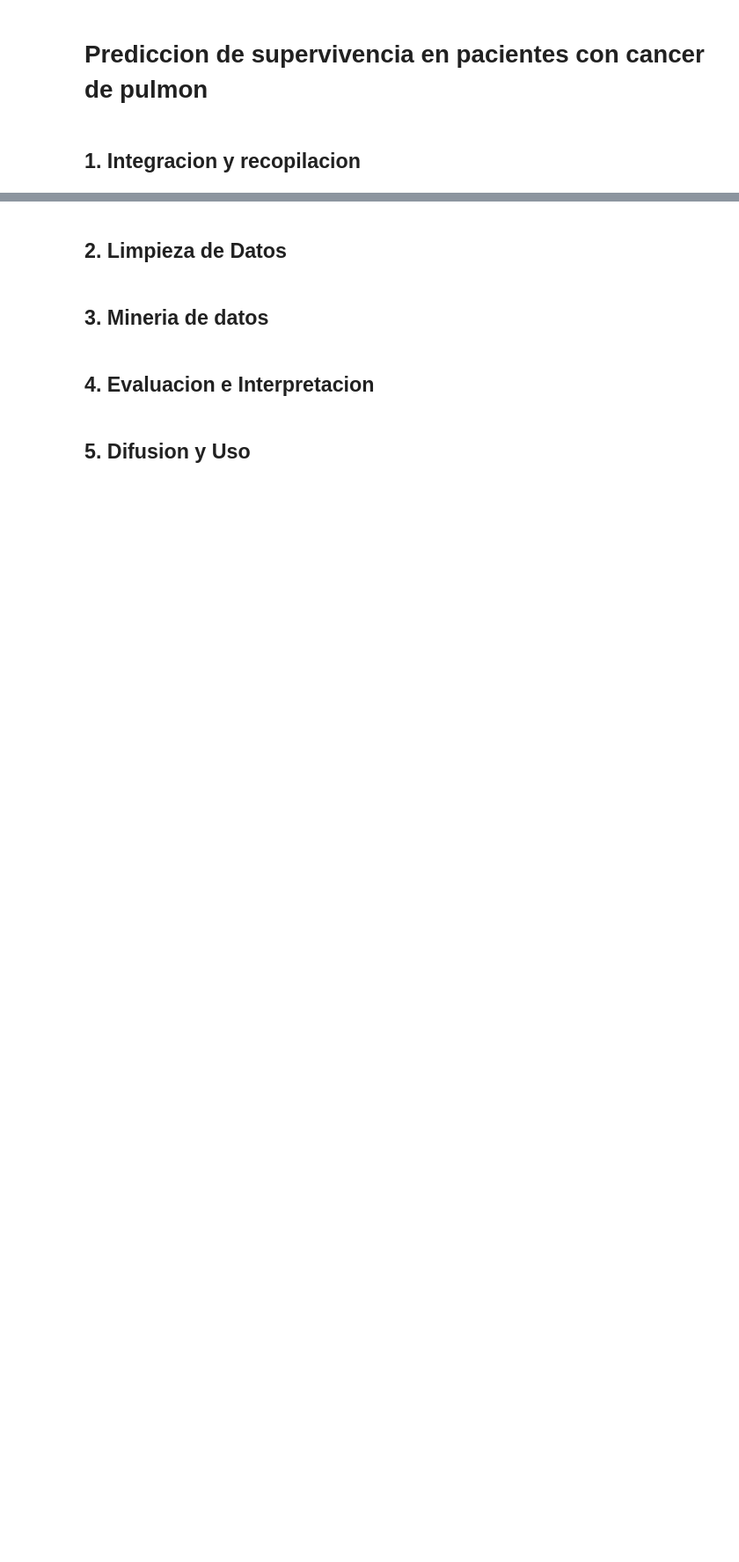
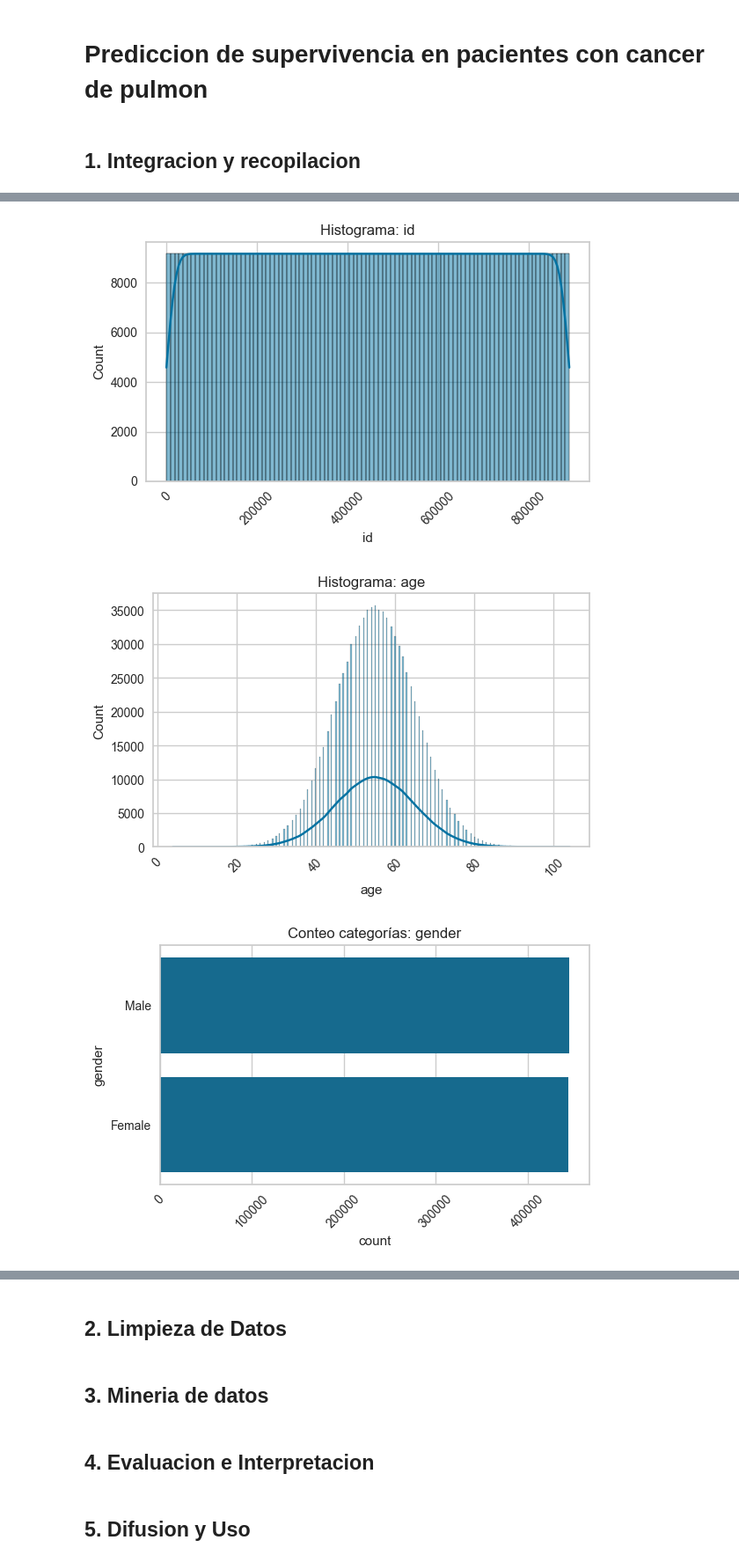
Before and after one commit to MaxsForocca/trabajo-IA, a Jupyter notebook: prediccion de supervivencia.ipynb, the cells around one changed output, grey strips where cells are left out. Shown: that part at 88% size. Drawn from its saved outputs; the diff is of its cells as text; code cells hidden in the pictures; blank space fills up the shorter version.

Commit message:
grafico por cada columna de dataset

```diff
--- a/prediccion de supervivencia.ipynb
+++ b/prediccion de supervivencia.ipynb
@@ -10,0 +25,16 @@ import sys
+# %%
+## Crear un dataframe y obtener informacion de las columnas
+df = pd.read_csv(dataset_path, header = 0)
+
+# Tipos de datos y nulos
+print("============ TIPOS DE DATOS Y NULOS ===========\n")
+print(df.info())
+# Estadísticas de todas las columnas
+print("============ ESTADISTICAS DE COLUMNAS ===========\n")
+print(df.describe(include='all'))
+# Primeras filas
+print("============ PRIMERAS FILAS ===========\n")
+print(df.head())
+# Conteo de nulos por columna
+print("============ CONTEO DE NULOS POR COLUMNA ===========\n")
+print(df.isnull().sum())
@@ -11,6 +61,31 @@ import sys
 # %%
-# Obtener directorio actual
-current_dir = os.getcwd()
-dataset_path = os.path.join(current_dir, 'dataset', 'dataset_med.csv')
-print(dataset_path)
+### GRAFICAR LAS COLUMNAS DEL DATASET
+### SE IDENTIFICARON DATOS NUMERICOS, DE CLASIFICACION Y BINARIOS
+
+# Graficar datos (conteo) de cada columna individualmente
+for col in df.columns:
+    plt.figure(figsize=(6, 4))
+    unique_vals = df[col].dropna().unique()
+
+    if pd.api.types.is_numeric_dtype(df[col]) and set(unique_vals).issubset({0, 1}):
+        # Binaria 0/1
+        sns.countplot(x=col, data=df)
+        plt.title(f'Conteo binario: {col}')
+
+    elif pd.api.types.is_numeric_dtype(df[col]):
+        # Numérica continua
+        sns.histplot(df[col].dropna(), kde=True)
+        plt.title(f'Histograma: {col}')
+
+    else:
+        # Categórica
+        sns.countplot(y=col, data=df)
+        plt.title(f'Conteo categorías: {col}')
+
+    plt.xticks(rotation=45)
+    plt.tight_layout()
+    plt.show()
 # %% [output]
+[figure, added]
+[figure, added]
+[figure, added]
```
Also changed, not shown: parts of 5 cells of this notebook, 1 other file.
